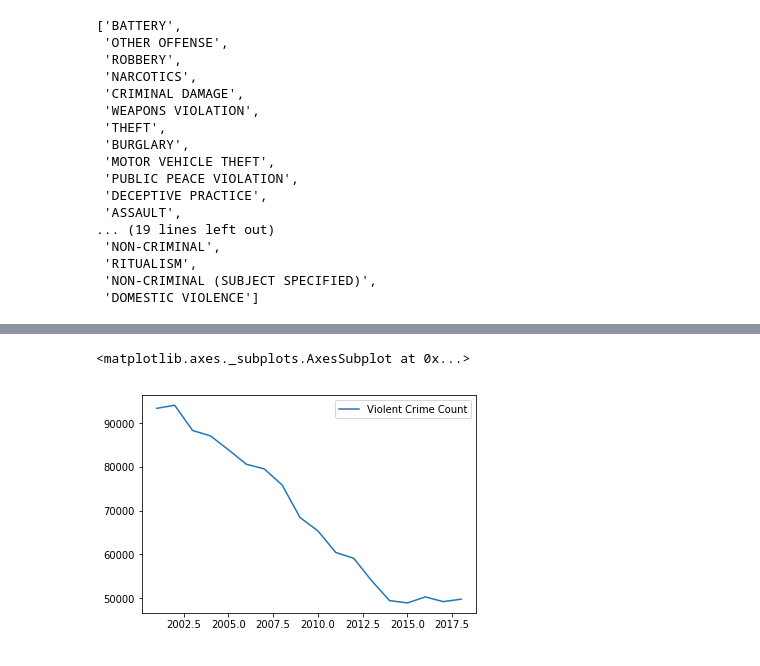
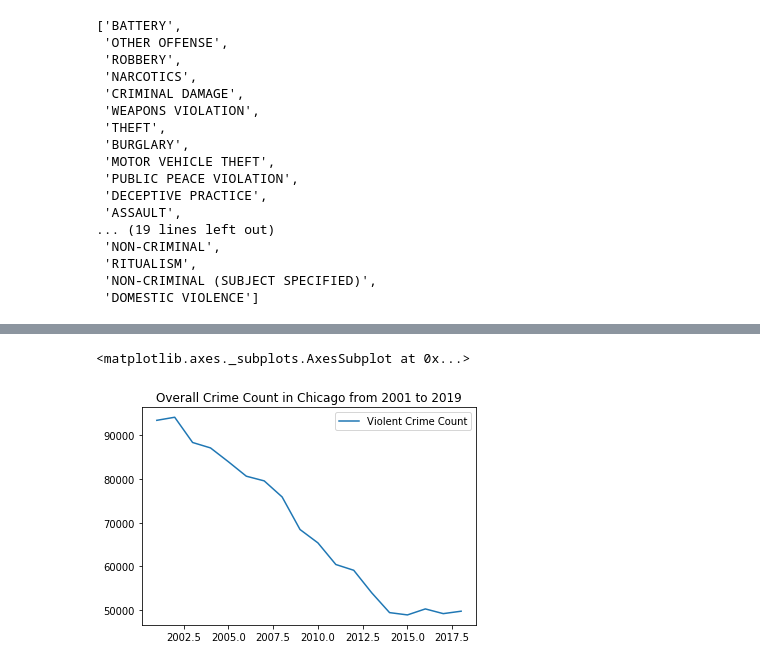
Before and after one commit to COGS108/Projects, a Jupyter notebook: Violent and Domestic.ipynb, the cells around one changed output, grey strips where cells are left out. Saved outputs shown, nothing was run; the diff lists cells and outputs as text; code cells hidden in the pictures.

```diff
--- a/Violent and Domestic.ipynb
+++ b/Violent and Domestic.ipynb
@@ -66,8 +67,8 @@ year_range = range(df_violent['Year'].min(),df_violent['Year'].max())
 df_count_violent = pd.DataFrame(index=year_range)
 for i in year_range:
     df_count_violent.loc[i,'Violent Crime Count'] = len(df_violent[df_violent['Year'] == i])
-# %%
-df_count_violent.plot()
-# %% [output]
-<matplotlib.axes._subplots.AxesSubplot at 0x...>
-[figure, removed]
+# %%
+df_count_violent.plot(title='Overall Crime Count in Chicago from 2001 to 2019')
+# %% [output]
+<matplotlib.axes._subplots.AxesSubplot at 0x...>
+[figure, added]
```
Also changed, not shown: parts of 15 cells of this notebook.
